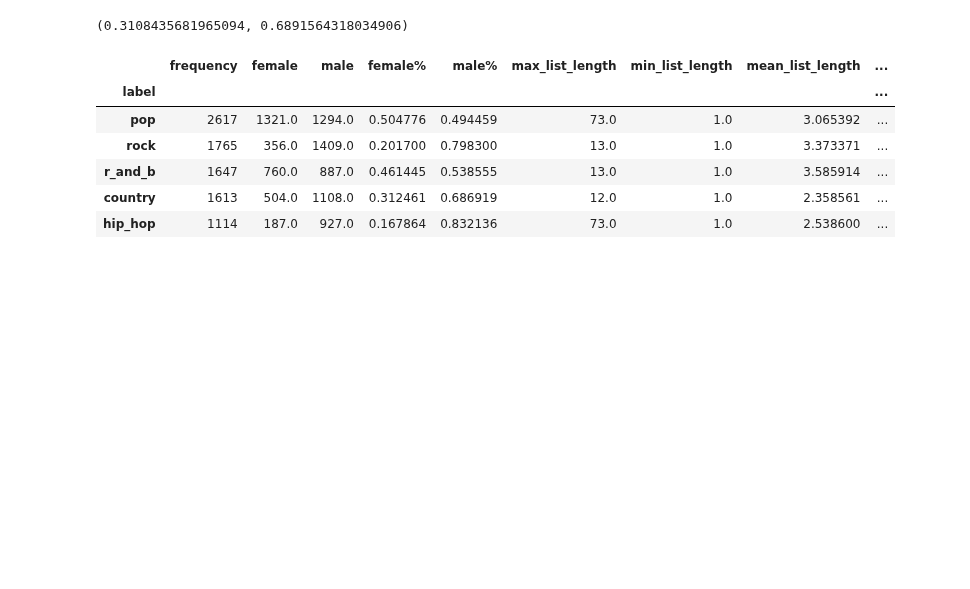
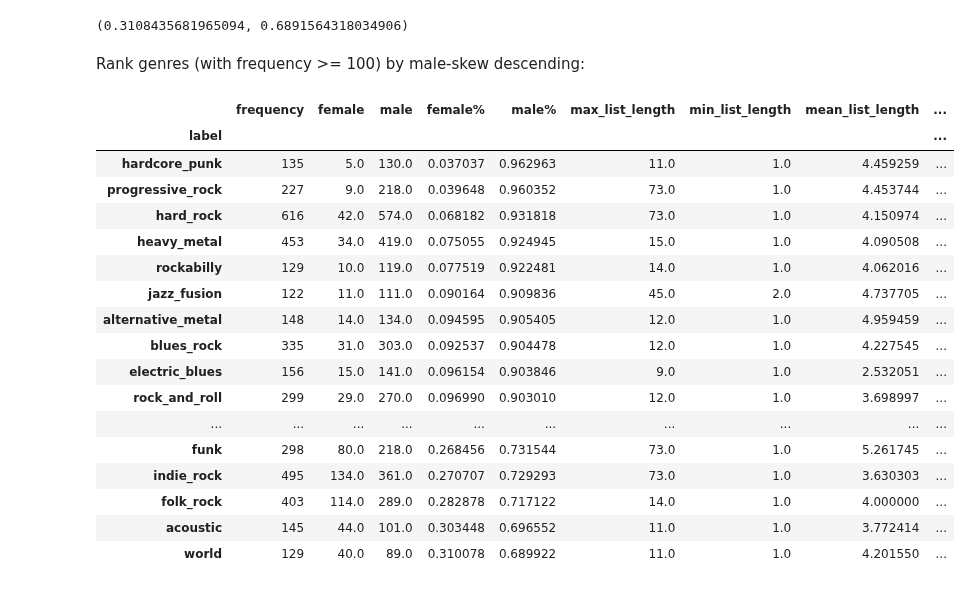
Before and after one commit to fox-daniel/Genre, a Jupyter notebook: code/Analysis/genre_gender_bias_by_genre.ipynb, the cells around one changed output. Saved outputs shown, nothing was run; the diff lists cells and outputs as text; code cells hidden in the pictures; blank space fills up the shorter version.

Commit message:
nb gender bias by genre: updated notes and structure with Part 1 and Part 2

```diff
--- a/code/Analysis/genre_gender_bias_by_genre.ipynb
+++ b/code/Analysis/genre_gender_bias_by_genre.ipynb
@@ -168,13 +177,26 @@ f_ratio, m_ratio
 # %%
 genre_stats['f-skew'] = genre_stats['female%']/f_ratio
 genre_stats['m-skew'] = genre_stats['male%']/m_ratio
-# %%
-genre_stats.head()
-# %% [output]
-|  | frequency | female | male | female% | male% | max_list_length | min_list_length | mean_list_length | ... |
-| label |  |  |  |  |  |  |  |  | ... |
-| pop | 2617 | 1321.0 | 1294.0 | 0.504776 | 0.494459 | 73.0 | 1.0 | 3.065392 | ... |
-| rock | 1765 | 356.0 | 1409.0 | 0.201700 | 0.798300 | 13.0 | 1.0 | 3.373371 | ... |
-| r_and_b | 1647 | 760.0 | 887.0 | 0.461445 | 0.538555 | 13.0 | 1.0 | 3.585914 | ... |
-| country | 1613 | 504.0 | 1108.0 | 0.312461 | 0.686919 | 12.0 | 1.0 | 2.358561 | ... |
-| hip_hop | 1114 | 187.0 | 927.0 | 0.167864 | 0.832136 | 73.0 | 1.0 | 2.538600 | ... |
+# %% [markdown]
+Rank genres (with frequency >= 100) by male-skew descending:
+# %%
+genre_stats[(genre_stats.frequency >= 100) & (genre_stats['m-skew'] > 1)].sort_values(['m-skew'], ascending = False)
+# %% [output]
+|  | frequency | female | male | female% | male% | max_list_length | min_list_length | mean_list_length | ... |
+| label |  |  |  |  |  |  |  |  | ... |
+| hardcore_punk | 135 | 5.0 | 130.0 | 0.037037 | 0.962963 | 11.0 | 1.0 | 4.459259 | ... |
+| progressive_rock | 227 | 9.0 | 218.0 | 0.039648 | 0.960352 | 73.0 | 1.0 | 4.453744 | ... |
+| hard_rock | 616 | 42.0 | 574.0 | 0.068182 | 0.931818 | 73.0 | 1.0 | 4.150974 | ... |
+| heavy_metal | 453 | 34.0 | 419.0 | 0.075055 | 0.924945 | 15.0 | 1.0 | 4.090508 | ... |
+| rockabilly | 129 | 10.0 | 119.0 | 0.077519 | 0.922481 | 14.0 | 1.0 | 4.062016 | ... |
+| jazz_fusion | 122 | 11.0 | 111.0 | 0.090164 | 0.909836 | 45.0 | 2.0 | 4.737705 | ... |
+| alternative_metal | 148 | 14.0 | 134.0 | 0.094595 | 0.905405 | 12.0 | 1.0 | 4.959459 | ... |
+| blues_rock | 335 | 31.0 | 303.0 | 0.092537 | 0.904478 | 12.0 | 1.0 | 4.227545 | ... |
+| electric_blues | 156 | 15.0 | 141.0 | 0.096154 | 0.903846 | 9.0 | 1.0 | 2.532051 | ... |
+| rock_and_roll | 299 | 29.0 | 270.0 | 0.096990 | 0.903010 | 12.0 | 1.0 | 3.698997 | ... |
+| ... | ... | ... | ... | ... | ... | ... | ... | ... | ... |
+| funk | 298 | 80.0 | 218.0 | 0.268456 | 0.731544 | 73.0 | 1.0 | 5.261745 | ... |
+| indie_rock | 495 | 134.0 | 361.0 | 0.270707 | 0.729293 | 73.0 | 1.0 | 3.630303 | ... |
+| folk_rock | 403 | 114.0 | 289.0 | 0.282878 | 0.717122 | 14.0 | 1.0 | 4.000000 | ... |
+| acoustic | 145 | 44.0 | 101.0 | 0.303448 | 0.696552 | 11.0 | 1.0 | 3.772414 | ... |
+| world | 129 | 40.0 | 89.0 | 0.310078 | 0.689922 | 11.0 | 1.0 | 4.201550 | ... |
```
Also changed, not shown: parts of 9 cells of this notebook.
